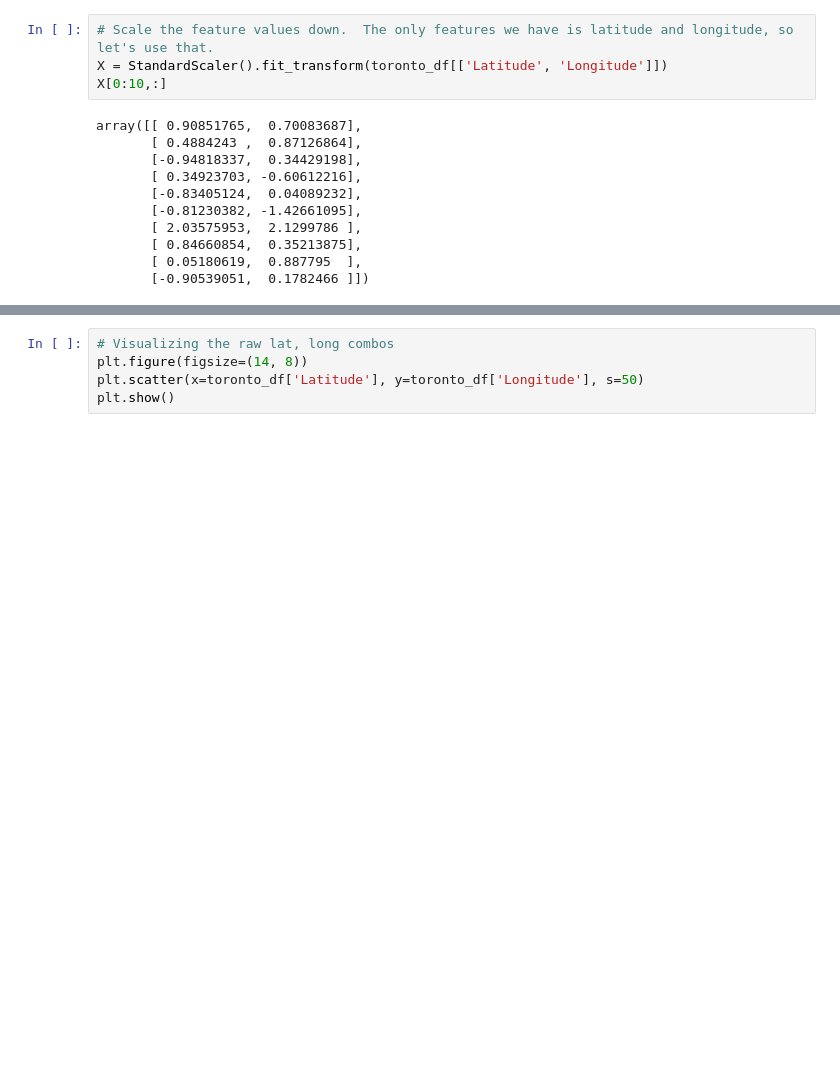
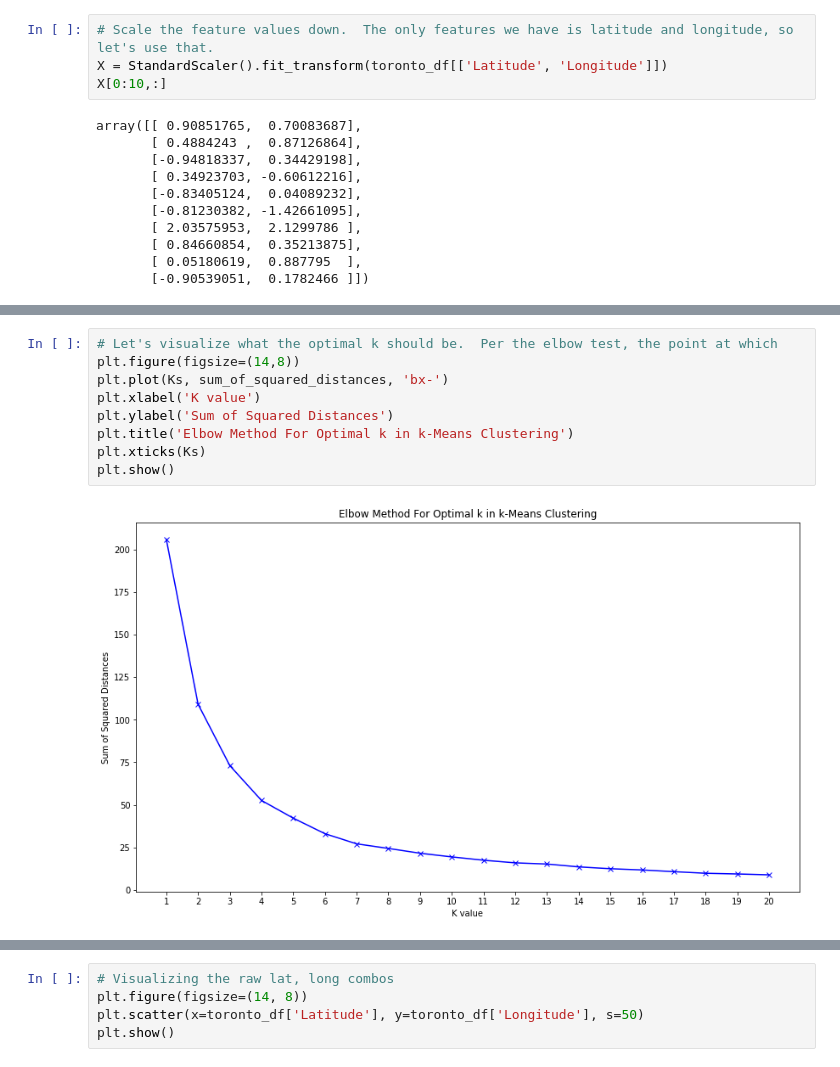
Before and after one commit to Astayonix/TorontoNeighborhoods, a Jupyter notebook: Toronto Neighborhood Exploration.ipynb, the cells around one changed output, grey strips where cells are left out. Drawn from its saved outputs; the diff is of its cells as text; blank space fills up the shorter version.

```diff
--- a/Toronto Neighborhood Exploration.ipynb
+++ b/Toronto Neighborhood Exploration.ipynb
@@ -187,2 +209,13 @@ array([0, 0, 1, 0, 2, 3, 4, 0, 5, 1])
+# %%
+# Let's visualize what the optimal k should be.  Per the elbow test, the point at which
+plt.figure(figsize=(14,8))
+plt.plot(Ks, sum_of_squared_distances, 'bx-')
+plt.xlabel('K value')
+plt.ylabel('Sum of Squared Distances')
+plt.title('Elbow Method For Optimal k in k-Means Clustering')
+plt.xticks(Ks)
+plt.show()
+# %% [output]
+[figure, added]
 # %%
 # Initializing the model with my hypothesis set that there are 11 clusters (because there are 11 neighborhoods)
```
Also changed, not shown: parts of 37 cells of this notebook.
